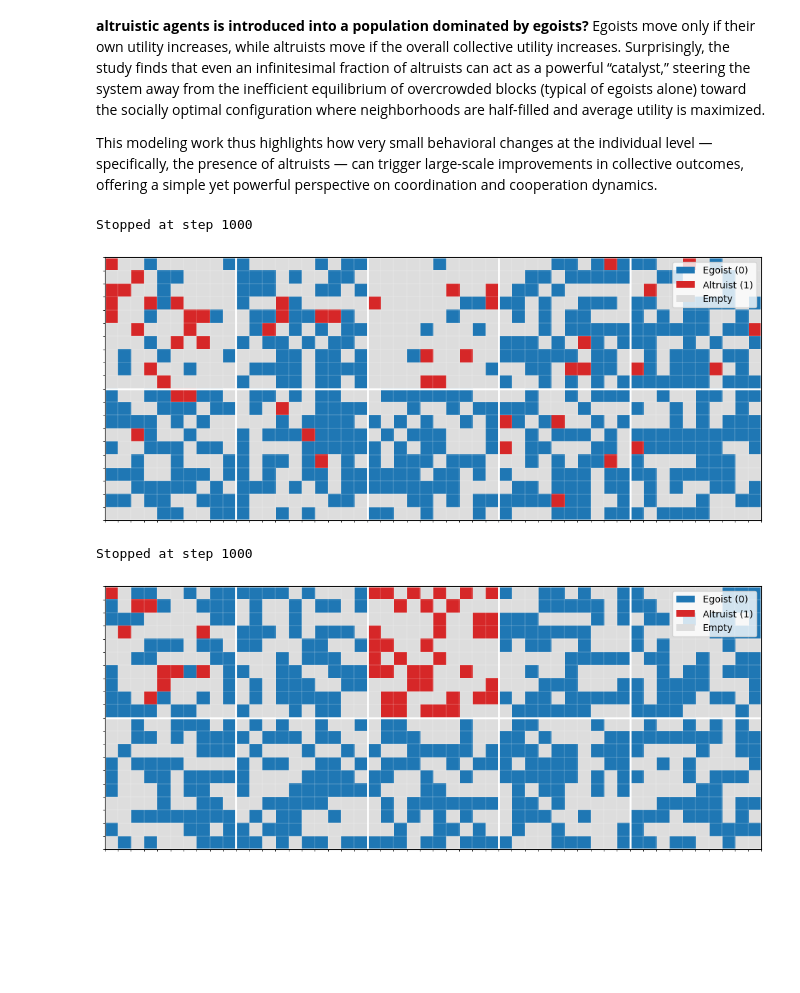
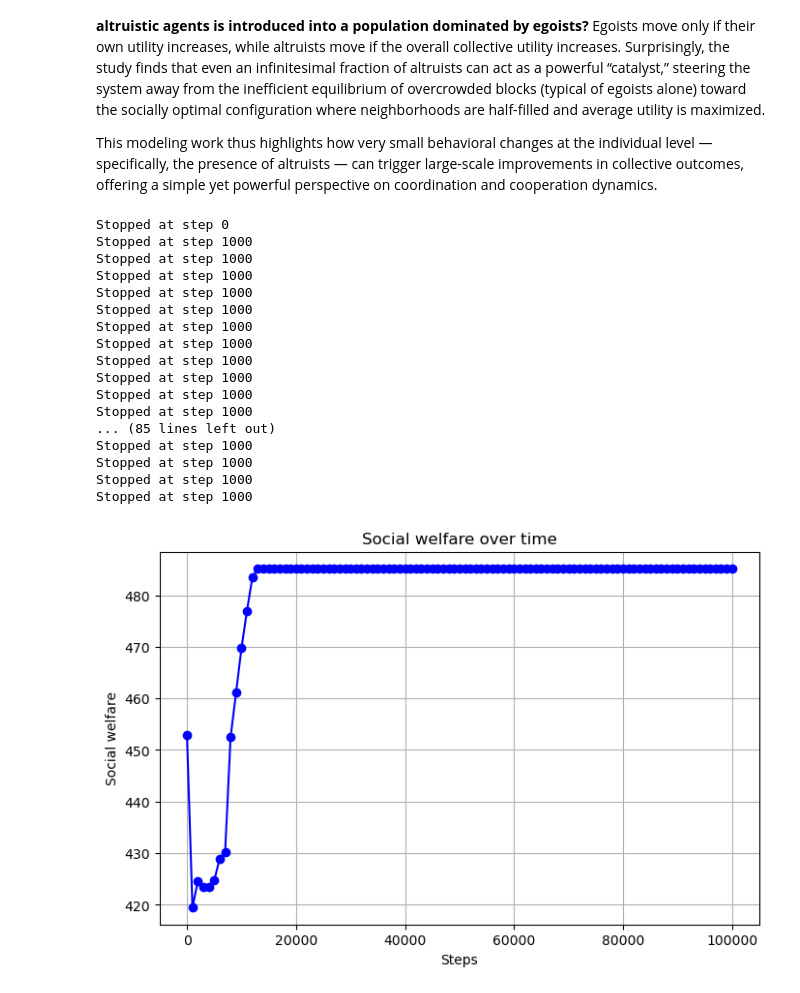
Before and after one commit to TalionS/Schelling-simulation, a Jupyter notebook: Schelling_model.ipynb, the cells around one changed output. Saved outputs shown, nothing was run; the diff lists cells and outputs as text; code cells hidden in the pictures; blank space fills up the shorter version.

```diff
--- a/Schelling_model.ipynb
+++ b/Schelling_model.ipynb
@@ -109,18 +109,39 @@ def version_2(Q, H, rho0, p, max_steps, occupied=None, agents=None):
 # %%
 # === Parameters ===
 Q = 10       # number of neighborhoods
 H = 100        # capacity per block
 rho0 = 0.5    # initial global density
 max_steps = 1000
 p = 0.1
-occupied, agents = version_2(Q, H, rho0, p, max_steps)
-utils.plot_block_agents(2, 5, H, agents)
+
+social_welfares = []
+steps = []
+occupied, agents = version_2(Q, H, rho0, p, 0)
+social_welfares.append(np.sum(occupied * utils.triangle_utility(occupied / H)))
+steps.append(0)
+# utils.plot_block_agents(2, 5, H, agents, save_path=f"./outputs/0.png")
+for i in range(100):
+    occupied, agents = version_2(Q, H, rho0, p, max_steps, occupied, agents)
+    # utils.plot_block_agents(2, 5, H, agents, save_path=f"./outputs/{max_steps * (i + 1)}.png")
+    social_welfares.append(np.sum(occupied * utils.triangle_utility(occupied / H)))
+    steps.append((i + 1) * 1000)
+utils.plot_line_chart(steps, social_welfares, title="Social welfare over time", xlabel="Steps", ylabel="Social welfare")
 # %% [output]
+Stopped at step 0
 Stopped at step 1000
+Stopped at step 1000
+Stopped at step 1000
+Stopped at step 1000
+Stopped at step 1000
+Stopped at step 1000
+Stopped at step 1000
+Stopped at step 1000
+Stopped at step 1000
+Stopped at step 1000
+Stopped at step 1000
+... (85 lines left out)
+Stopped at step 1000
+Stopped at step 1000
+Stopped at step 1000
+Stopped at step 1000
-[figure, old version]
+[figure, new version]
-# %%
-occupied, agents = version_2(Q, H, rho0, p, max_steps, occupied, agents)
-utils.plot_block_agents(2, 5, H, agents)
-# %% [output]
-Stopped at step 1000
-[figure, removed]
```
